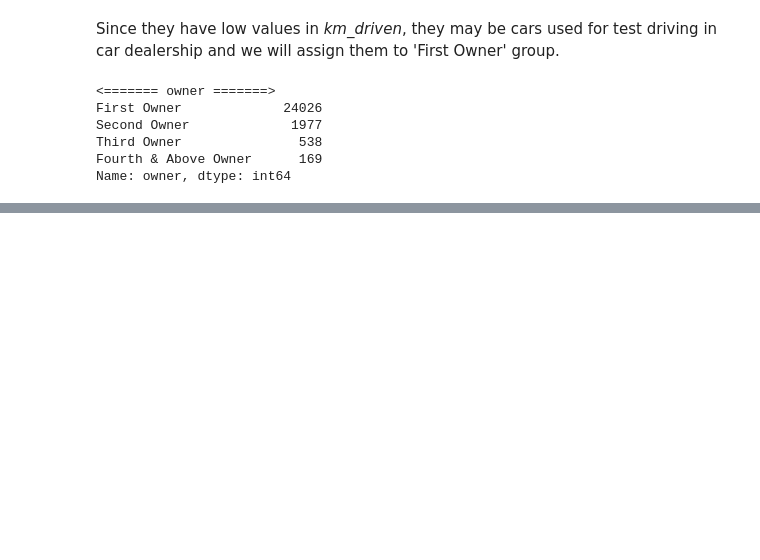
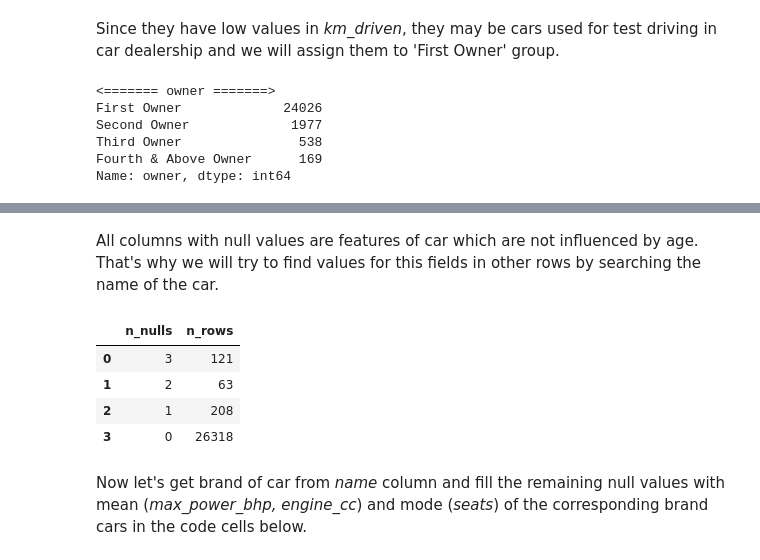
Before and after one commit to ZaikaBohdan/ds_car_price_proj, a Jupyter notebook: car_price_pred.ipynb, the cells around one changed output, grey strips where cells are left out. Saved outputs shown, nothing was run; the diff lists cells and outputs as text; code cells hidden in the pictures; blank space fills up the shorter version.

```diff
--- a/car_price_pred.ipynb
+++ b/car_price_pred.ipynb
@@ -1222,0 +1243,2 @@ Other categorical columns have understandable and right values.
+# %%
+raw_data = raw_data[raw_data.isnull().sum(axis=1)!=11].reset_index(drop=True)
@@ -1222,0 +1274,21 @@ Other categorical columns have understandable and right values.
+# %% [markdown]
+All columns with null values are features of car which are not influenced by age. That's why we will try to find values for this fields in other rows by searching the name of the car.
+# %%
+def fillna_by_col(data, col):
+    df = data.copy()
+    unique_vals = df.loc[df.isnull().any(axis=1), col].unique()
+    for val in unique_vals:
+        df[df[col]==val] = df[df[col]==val].ffill().bfill()
+
+    return df
+# %%
+raw_data.loc[:, raw_data.columns != 'url'] = fillna_by_col(raw_data.loc[:, raw_data.columns != 'url'], 'name')
+null_counter(raw_data.loc[:, raw_data.columns != 'url'])
+# %% [output]
+|  | n_nulls | n_rows |
+| 0 | 3 | 121 |
+| 1 | 2 | 63 |
+| 2 | 1 | 208 |
+| 3 | 0 | 26318 |
+# %% [markdown]
+Now let's get brand of car from *name* column and fill the remaining null values with mean (*max_power_bhp, engine_cc*) and mode (*seats*) of the corresponding brand cars in the code cells below.
```
Also changed, not shown: parts of 17 cells of this notebook.
